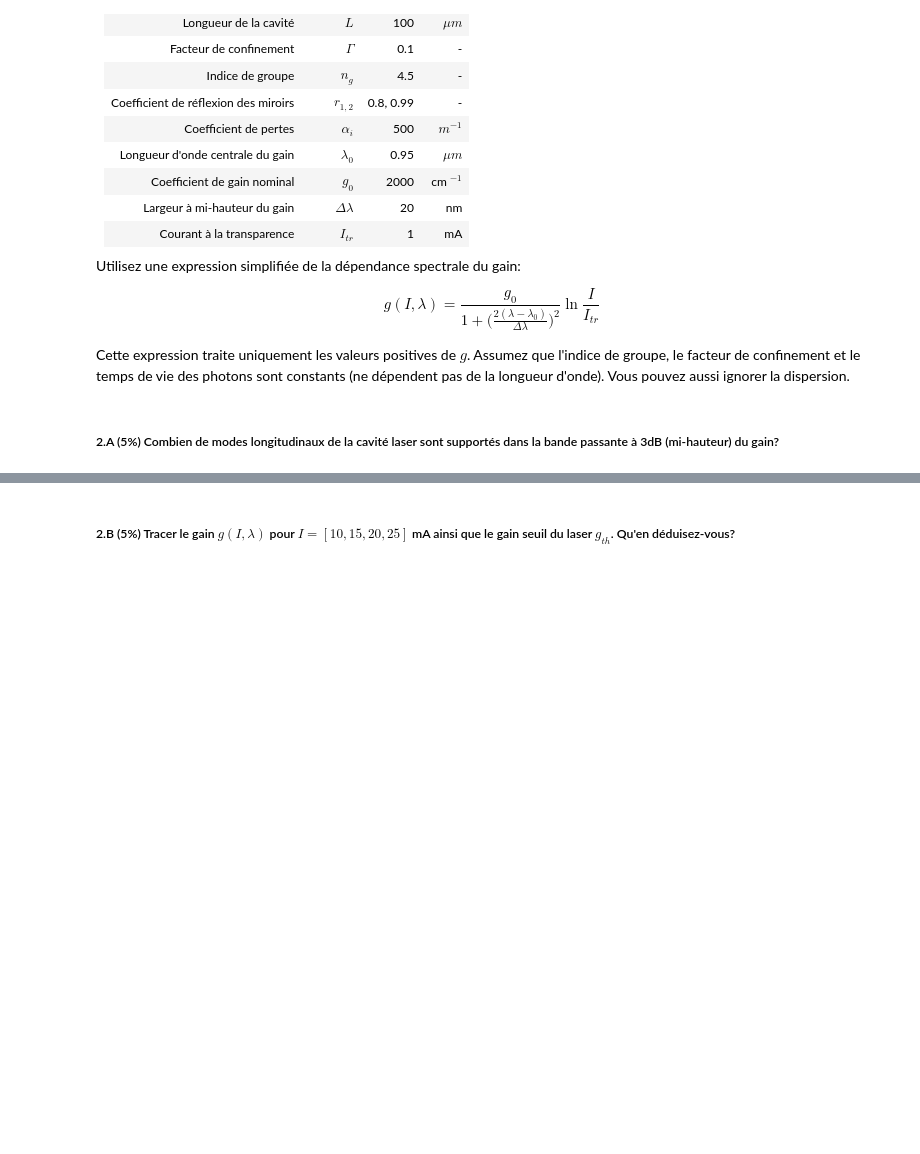
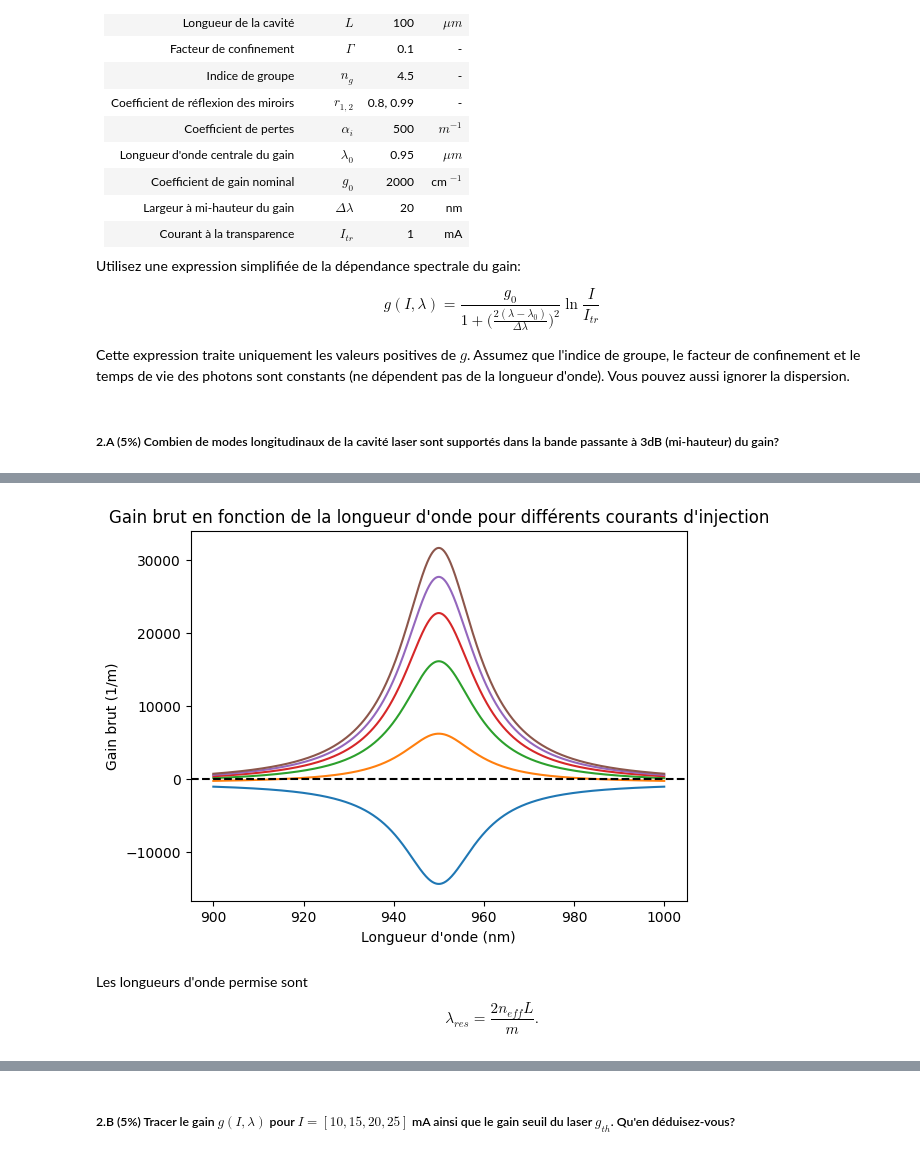
Before and after one commit to Eloi-Blouin/GPH-University-Laval-Course, a Jupyter notebook: Ulaval Session 7 Automne 2025/Optoélectronique/Devoir 3/Devoir_3_opto_2025_ÉB.ipynb, the cells around one changed output, grey strips where cells are left out. Cells and saved outputs as stored; diff of their text form; code cells hidden in the pictures; blank space fills up the shorter version.

```diff
--- a/Ulaval Session 7 Automne 2025/Optoélectronique/Devoir 3/Devoir_3_opto_2025_ÉB.ipynb
+++ b/Ulaval Session 7 Automne 2025/Optoélectronique/Devoir 3/Devoir_3_opto_2025_ÉB.ipynb
@@ -380,5 +380,17 @@ Utilisez une expression simplifiée de la dépendance spectrale du gain:
 $$ g(I, \lambda) = \frac{g_0}{1 + \big(\frac{2(\lambda - \lambda_0)}{\Delta \lambda}\big)^2} \ln \frac{I}{I_{tr}} $$
 
 Cette expression traite uniquement les valeurs positives de $g$. Assumez que l'indice de groupe, le facteur de confinement et le temps de vie des photons sont constants (ne dépendent pas de la longueur d'onde). Vous pouvez aussi ignorer la dispersion.
+# %%
+L = 100e-6  # en m
+Γ = 0.1
+n_g = 4.5
+r_1 = 0.8
+r_2 = 0.99
+α = 500 # 1/m
+λ_0 = 0.95e-6
+g_0_cm = 2000  # 1/cm
+g_0 = g_0_cm * 100  # Convertir en 1/m
+Δλ = 20e-9  # en m
+I_tr = 10e-3  # en A
 # %% [markdown]
 ##### 2.A (5%)  Combien de modes longitudinaux de la cavité laser sont supportés dans la bande passante à 3dB (mi-hauteur) du gain?
@@ -396,0 +402,26 @@ I_tr = 10e-3  # en A
+# %%
+def calculate_gain(λ, I, g_0, λ_0, Δλ, I_tr):
+    """ Calcule le gain optique g en fonction de la longueur d'onde λ et du courant d'injection I
+        g : gain optique en 1/m
+    """
+    g = (g_0 / (1 + ((2 * (λ - λ_0)) / Δλ)**2)) * np.log(I / I_tr)
+    return g
+# %%
+I_lis = np.linspace(5e-3, 50e-3, 6)
+λ = np.linspace(900e-9, 1000e-9, 1000)
+
+for I in I_lis:
+    g = calculate_gain(λ, I, g_0, λ_0, Δλ, I_tr)
+    net_gain = Γ * g - α
+    plt.plot(λ*1e9, net_gain, label=f"I = {I*1e3:.1f} mA")
+
+plt.xlabel("Longueur d'onde (nm)")
+plt.ylabel("Gain brut (1/m)")
+plt.title("Gain brut en fonction de la longueur d'onde pour différents courants d'injection")
+plt.axhline(0, color='black', linestyle='--')
+plt.show()
+# %% [output]
+[figure, added]
+# %% [markdown]
+Les longueurs d'onde permise sont
+$$ \lambda_{res} = \frac{2 n_{eff} L}{m}. $$
```
Also changed, not shown: parts of 4 cells of this notebook.
